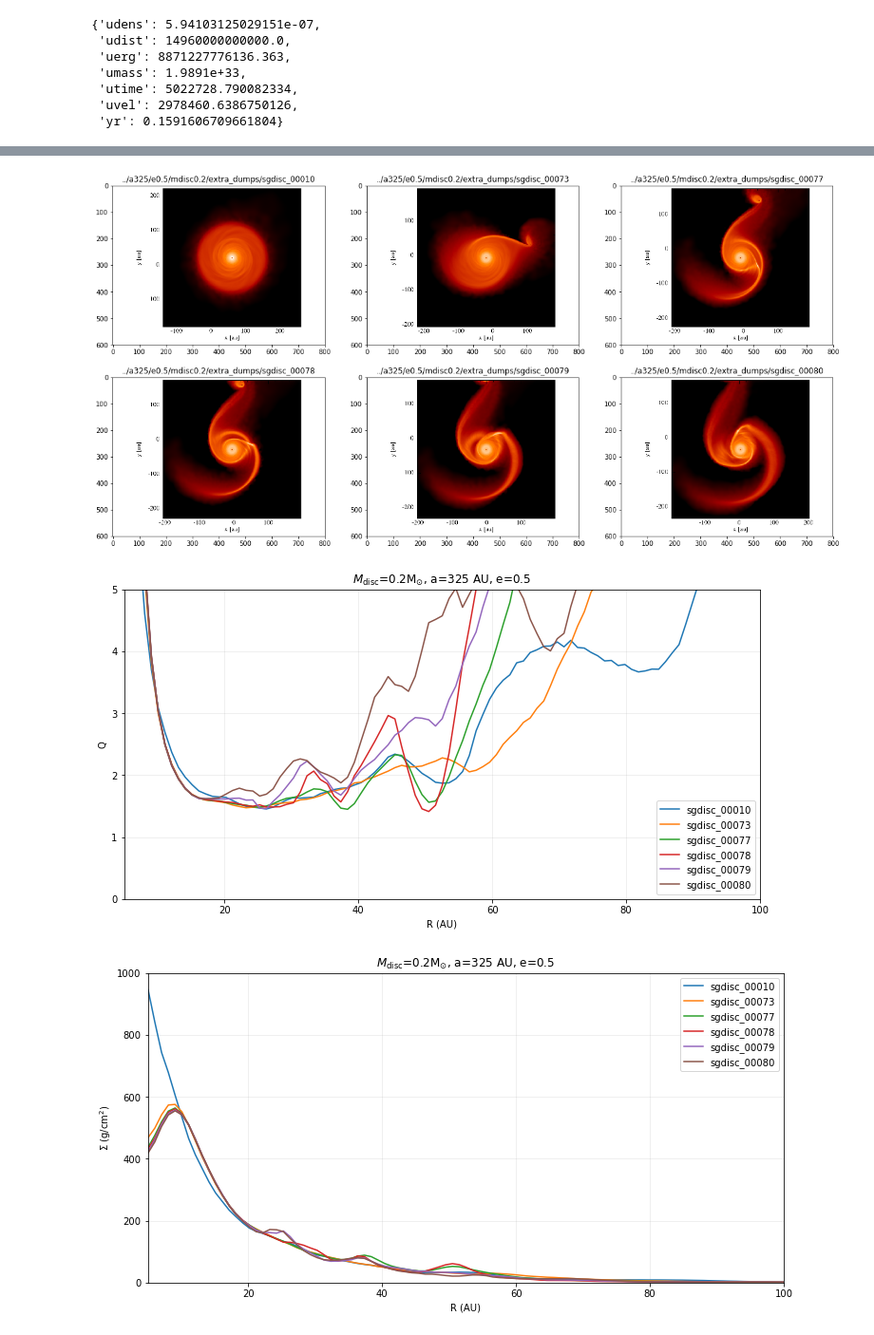
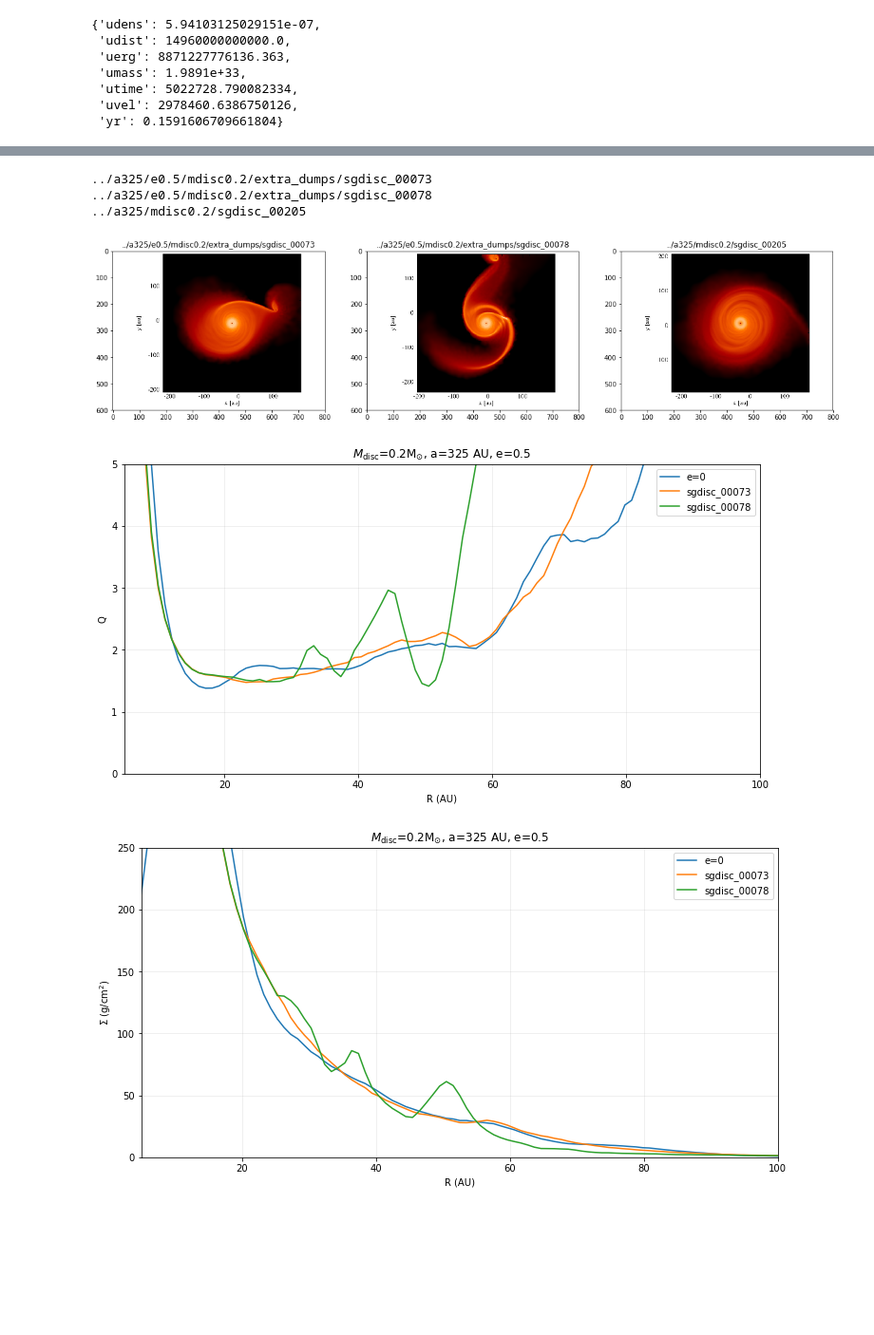
Before and after one commit to JC4DM4N/binarydiscs, a Jupyter notebook: notebooks/generate_1D_plots.ipynb, the cells around one changed output, grey strips where cells are left out. Shown at 95% size. Saved outputs shown, nothing was run; the diff lists cells and outputs as text; code cells hidden in the pictures; blank space fills up the shorter version.

```diff
--- a/notebooks/generate_1D_plots.ipynb
+++ b/notebooks/generate_1D_plots.ipynb
@@ -29,6 +29,12 @@ UNITS
  'utime': 5022728.790082334,
  'uvel': 2978460.6386750126,
  'yr': 0.1591606709661804}
+# %%
+# folder containing thermodynamic .dat files outputted from phantom
+# (these are the files created during phantom.generate_u_udot_file())
+out_dir = '../u_and_udot_files'
+if not os.path.exists(out_dir):
+    os.mkdir(out_dir)
 # %%
 def plot_results_in_grid(out_dict,plots_stuff):
     fig,ax = plt.subplots(2,3,figsize=(20,10))
@@ -193,46 +238,79 @@ for dump in dumps:
         phantom.generate_png_plot(dump,outfile)
     im = Image.open(outfile)
     splash_plots[dump] = im
+# %%
+plots_stuff['ylimits'] = {
+        'temp' : [0,70],
+        'sigma' : [0,250],
+        'npart' : [0,22000],
+        'cs' : [0,100000],
+        'omega' : [0,2e-7],
+        'toomre' : [0,5],
+        'utherm' : [0,5e9],
+        'u' : [0,5e9],
+        'udot' : [-2e-6,2e-6],
+        'tcool' : [-1e-7,2.5e-7]
+    }
 # %%
 # plot the results
-legend = ['sgdisc_00010', 'sgdisc_00073', 'sgdisc_00077',
-          'sgdisc_00078', 'sgdisc_00079', 'sgdisc_00080']
+legend = ['e=0', 'sgdisc_00073', 'sgdisc_00078']
 
-#legend = ['sgdisc_00010', 'sgdisc_00073', 'sgdisc_00078']
+plot_dumps = [
+    '../a325/mdisc0.2/sgdisc_00205',
+    '../a325/e0.5/mdisc0.2/extra_dumps/sgdisc_00073',
+    '../a325/e0.5/mdisc0.2/extra_dumps/sgdisc_00078'
+]
+
+splash_plots_to_plot = {dump:splash_plots[dump] for dump in plot_dumps}
 
 # plot the results
-fig,ax = plt.subplots(2,3,figsize=(20,10))
+fig,ax = plt.subplots(1,3,figsize=(20,10))
 i=0
 j=0
-for fname, image in sorted(splash_plots.items()):
-    ax[j,i].imshow(image)
-    ax[j,i].set_title(fname)
+for fname, image in sorted(splash_plots_to_plot.items()):
+    print(fname)
+    ax[i].imshow(image)
+    ax[i].set_title(fname)
     i+=1
     if i==3:
         i=0
         j+=1
 plt.show()
 
-fig = plot_multidumps(out_dicts,plots_stuff,'toomre',legend)
+pyphantom_dicts_to_plot = [pyphantom_dicts[dump] for dump in plot_dumps]
+thermodynamics_dicts_to_plot = [thermodynamics_dicts[dump] for dump in plot_dumps]
+
+fig = plot_multidumps(pyphantom_dicts_to_plot,plots_stuff,'toomre',legend)
 plt.title(r'$M_{\rm disc}$=0.2M$_{\odot}$, a=325 AU, e=0.5')
 plt.show()
 
-fig = plot_multidumps(out_dicts,plots_stuff,'sigma',legend)
+fig = plot_multidumps(pyphantom_dicts_to_plot,plots_stuff,'sigma',legend)
 plt.title(r'$M_{\rm disc}$=0.2M$_{\odot}$, a=325 AU, e=0.5')
 plt.show()
 
-fig = plot_multidumps(out_dicts,plots_stuff,'temp',legend)
+fig = plot_multidumps(pyphantom_dicts_to_plot,plots_stuff,'temp',legend)
 plt.title(r'$M_{\rm disc}$=0.2M$_{\odot}$, a=325 AU, e=0.5')
 plt.show()
 
-fig = plot_multidumps(out_dicts,plots_stuff,'cs',legend)
+fig = plot_multidumps(thermodynamics_dicts_to_plot,plots_stuff,'udot',legend)
 plt.title(r'$M_{\rm disc}$=0.2M$_{\odot}$, a=325 AU, e=0.5')
 plt.show()
 
-fig = plot_multidumps(out_dicts,plots_stuff,'omega',legend)
+fig = plot_multidumps(pyphantom_dicts_to_plot,plots_stuff,'utherm',legend)
 plt.title(r'$M_{\rm disc}$=0.2M$_{\odot}$, a=325 AU, e=0.5')
 plt.show()
+
+fig = plot_multidumps(pyphantom_dicts_to_plot,plots_stuff,'cs',legend)
+plt.title(r'$M_{\rm disc}$=0.2M$_{\odot}$, a=325 AU, e=0.5')
+plt.show()
+
+fig = plot_multidumps(pyphantom_dicts_to_plot,plots_stuff,'omega',legend)
+plt.title(r'$M_{\rm disc}$=0.2M$_{\odot}$, a=325 AU, e=0.5')
+plt.show()
 # %% [output]
+../a325/e0.5/mdisc0.2/extra_dumps/sgdisc_00073
+../a325/e0.5/mdisc0.2/extra_dumps/sgdisc_00078
+../a325/mdisc0.2/sgdisc_00205
-[figure, old version]
+[figure, new version]
-[figure, old version]
+[figure, new version]
-[figure, old version]
+[figure, new version]
```
Also changed, not shown: parts of 7 cells of this notebook.
